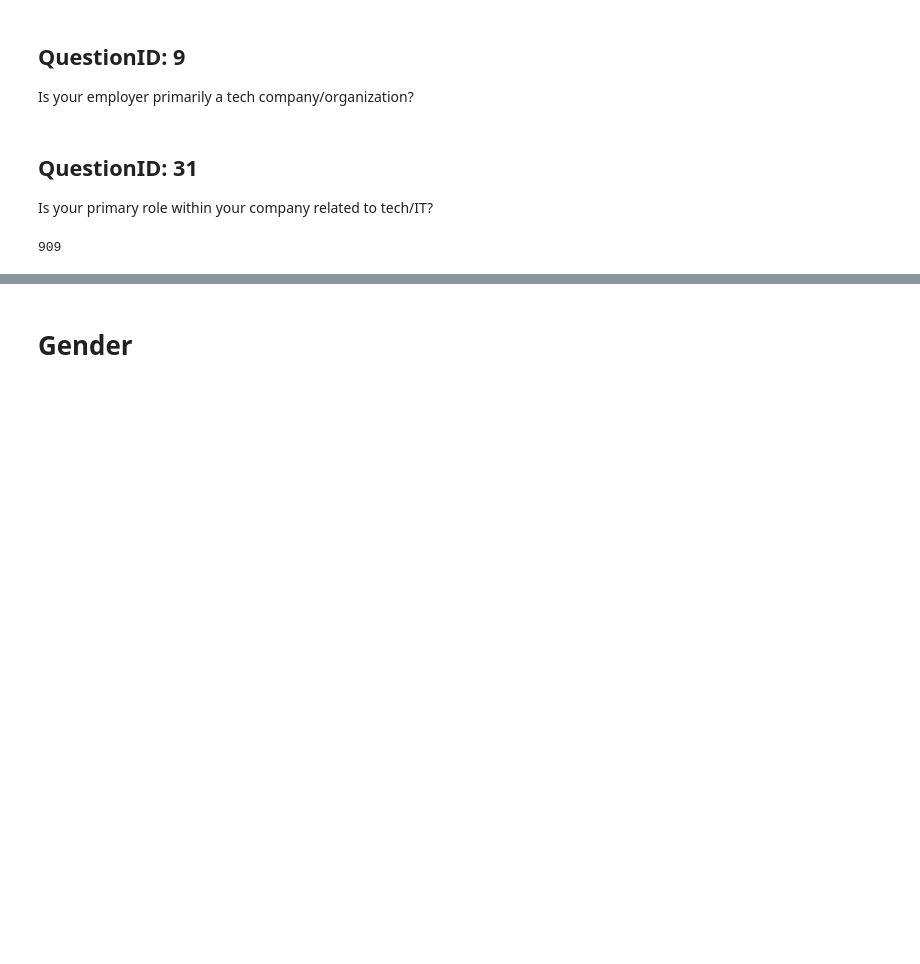
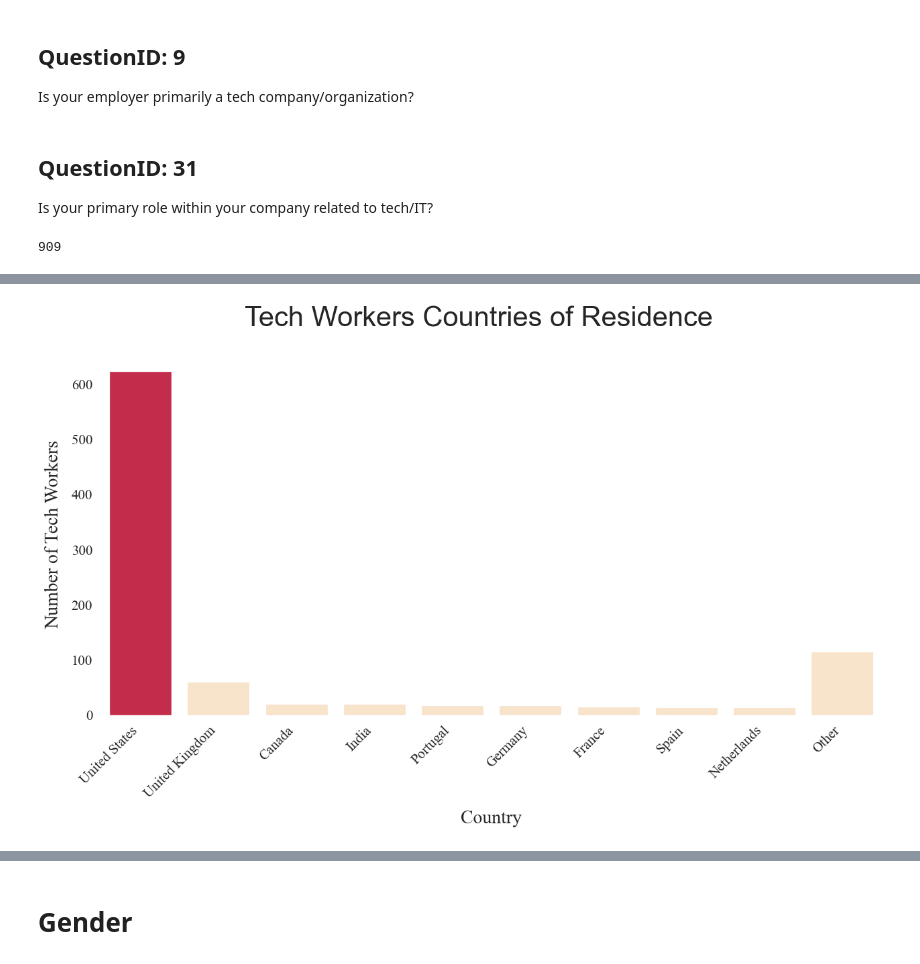
Before and after one commit to KevinNourian/MentalHealth, a Jupyter notebook: Notebook Drafts/3_MentalHealthTechIndustry.ipynb, the cells around one changed output, grey strips where cells are left out. Cells and saved outputs as stored; diff of their text form; code cells hidden in the pictures; blank space fills up the shorter version.

```diff
--- a/Notebook Drafts/3_MentalHealthTechIndustry.ipynb
+++ b/Notebook Drafts/3_MentalHealthTechIndustry.ipynb
@@ -253,7 +258,7 @@ plt.xticks()
 plt.yticks()
 
 chart.set_xticklabels(chart.get_xticklabels(), rotation=45, horizontalalignment="right")
-plt.suptitle("Countries Where Tech Workers in Tech Industry Live")
+plt.suptitle("Tech Workers Countries of Residence")
 
 plt.show()
 # %% [output]
@@ -261,0 +265 @@ plt.show()
+[figure, added]
```
Also changed, not shown: parts of 45 cells of this notebook.
